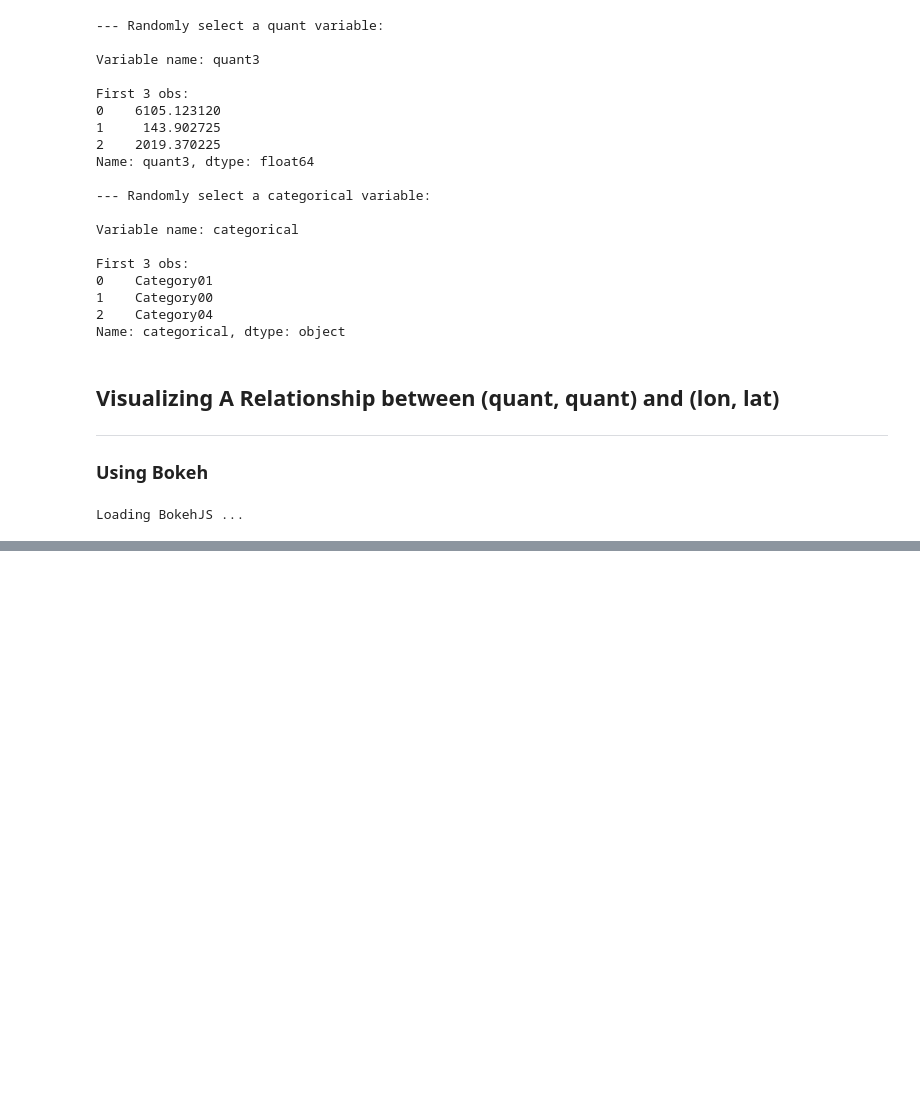
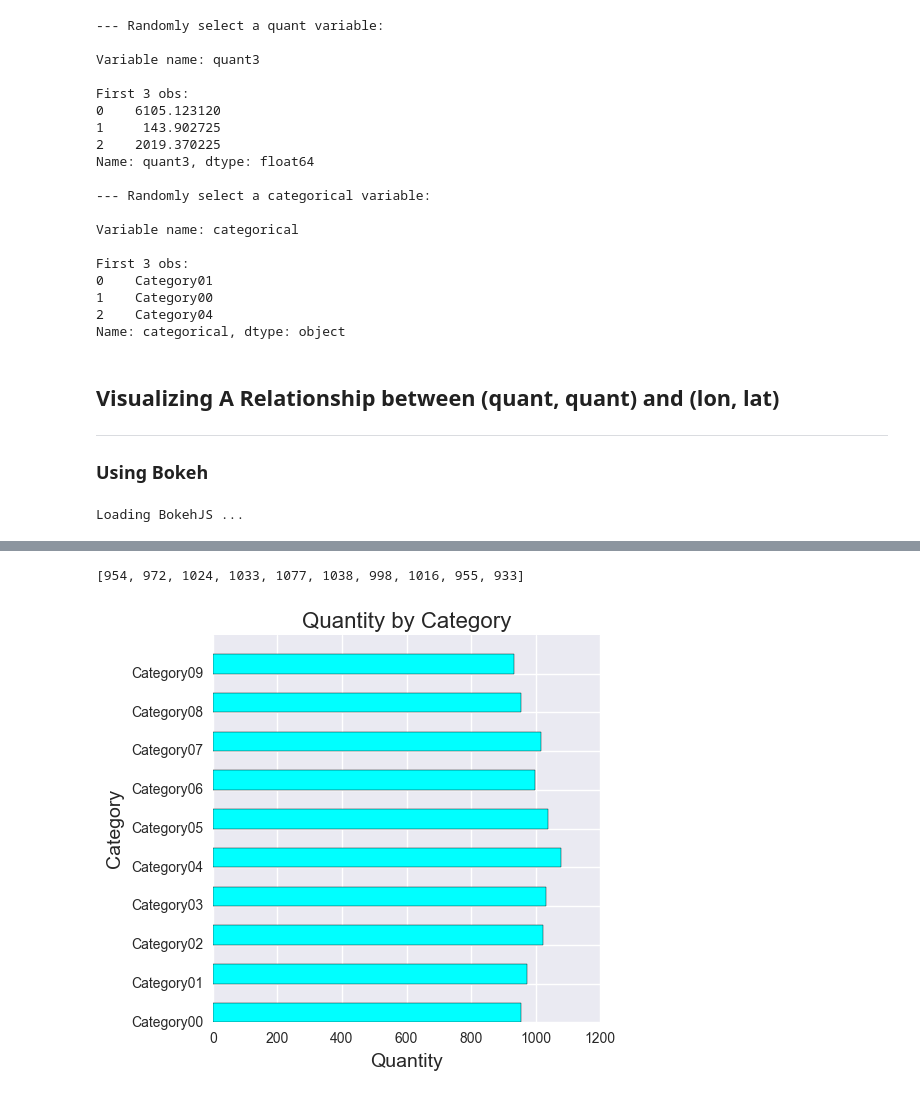
Before and after one commit to UIUC-iSchool-DataViz/project-spring2017, a Jupyter notebook: part3/Component3.ipynb, the cells around one changed output, grey strips where cells are left out. Cells and saved outputs as stored; diff of their text form; code cells hidden in the pictures; blank space fills up the shorter version.

Commit message:
part3category

```diff
--- a/part3/Component3.ipynb
+++ b/part3/Component3.ipynb
@@ -204,0 +208,6 @@ var1var2_lonlat(use_dates = True)
+# %%
+cat = dt["categorical"].tolist()
+cat_set = set(cat)
+cat_list = list(cat_set)
+cat_list.sort()
+cat_list
@@ -204,0 +225,20 @@ var1var2_lonlat(use_dates = True)
+# %%
+n = len(cat_list)
+q = []
+for i in range(n):
+    q.append(cat.count(cat_list[i]))
+q
+# %% [output]
+[954, 972, 1024, 1033, 1077, 1038, 998, 1016, 955, 933]
+# %%
+ind = range(n)
+plt.figure(figsize=(5, 5))
+height = 0.5
+p1=plt.barh(ind,q,height, color="cyan")
+plt.yticks(ind,cat_list,rotation='horizontal')
+plt.xlabel('Quantity', fontsize = 14)
+plt.ylabel('Category', fontsize = 14)
+plt.title('Quantity by Category', fontsize = 16)
+plt.show()
+# %% [output]
+[figure, added]
```
Also changed, not shown: parts of 4 cells of this notebook.
